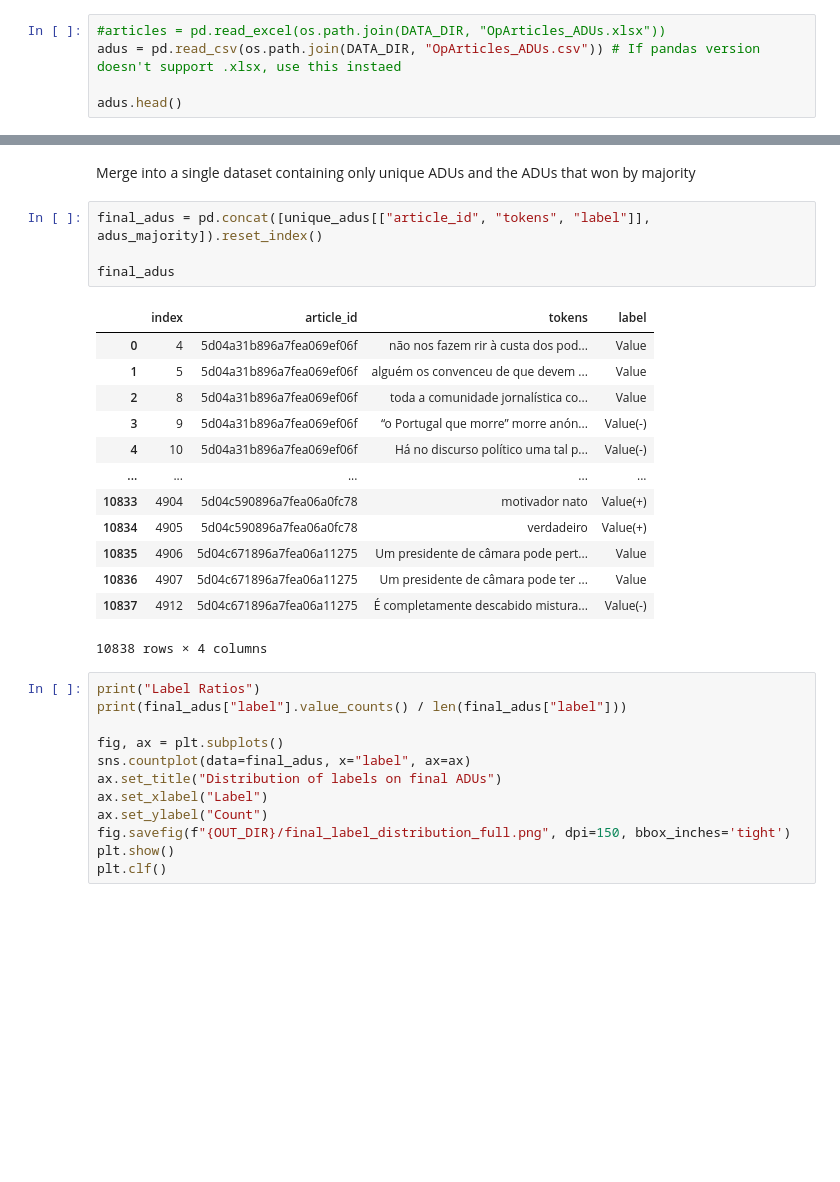
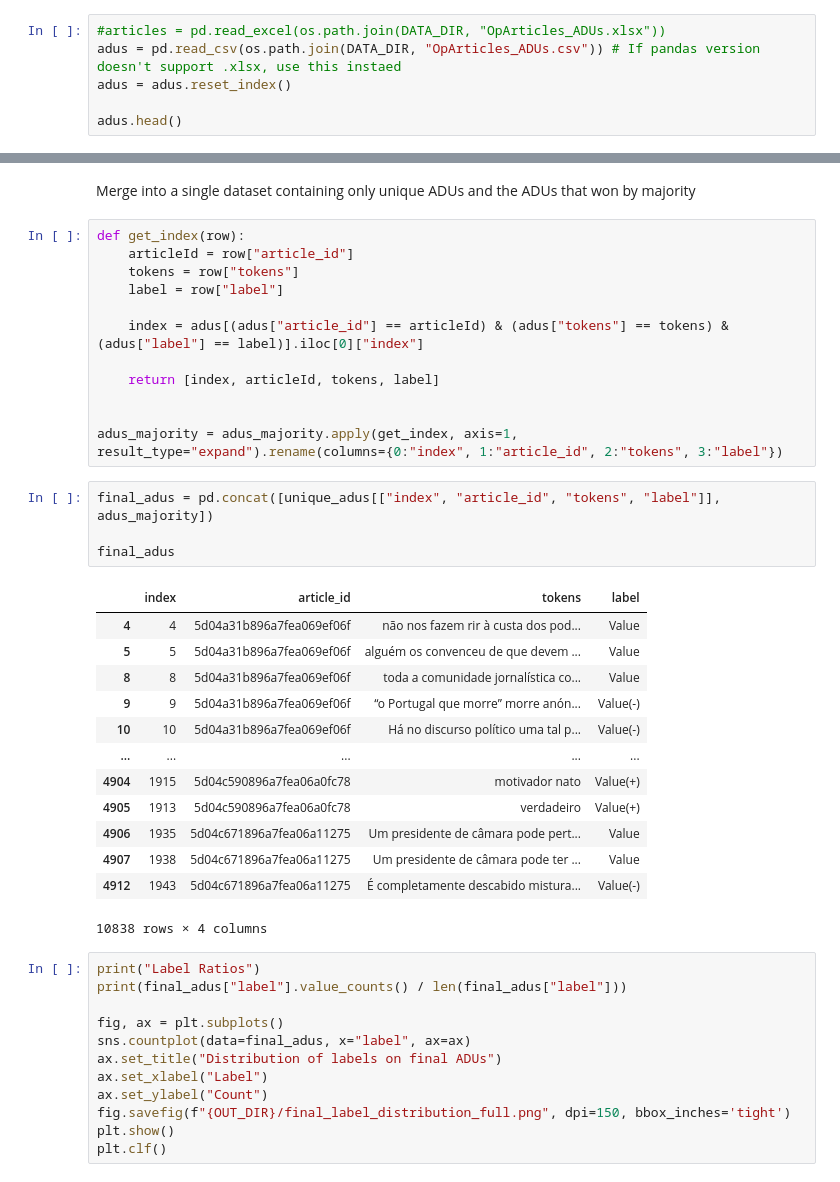
Before and after one commit to Telmooo/adu-classifier-dl, a Jupyter notebook: src/train_classification_model_2.ipynb, the cells around one changed output, grey strips where cells are left out. Drawn from its saved outputs; the diff is of its cells as text; blank space fills up the shorter version.

```diff
--- a/src/train_classification_model_2.ipynb
+++ b/src/train_classification_model_2.ipynb
@@ -43,6 +43,7 @@ def plot_training_history(train_history, val_history, model_name, phase_name, ou
 # %%
 #articles = pd.read_excel(os.path.join(DATA_DIR, "OpArticles_ADUs.xlsx"))
 adus = pd.read_csv(os.path.join(DATA_DIR, "OpArticles_ADUs.csv")) # If pandas version doesn't support .xlsx, use this instaed
+adus = adus.reset_index()
 
 adus.head()
 # %% [output]
@@ -236,23 +237,35 @@ Name: label, dtype: float64
 <Figure size 432x288 with 0 Axes>
 # %% [markdown]
 Merge into a single dataset containing only unique ADUs and the ADUs that won by majority
+# %%
+def get_index(row):
+    articleId = row["article_id"]
+    tokens = row["tokens"]
+    label = row["label"]
+
+    index = adus[(adus["article_id"] == articleId) & (adus["tokens"] == tokens) & (adus["label"] == label)].iloc[0]["index"]
+
+    return [index, articleId, tokens, label]
+
+
+adus_majority = adus_majority.apply(get_index, axis=1, result_type="expand").rename(columns={0:"index", 1:"article_id", 2:"tokens", 3:"label"})
 # %%
-final_adus = pd.concat([unique_adus[["article_id", "tokens", "label"]], adus_majority]).reset_index()
+final_adus = pd.concat([unique_adus[["index", "article_id", "tokens", "label"]], adus_majority])
 
 final_adus
 # %% [output]
 |  | index | article_id | tokens | label |
-| 0 | 4 | 5d04a31b896a7fea069ef06f | não nos fazem rir à custa dos pod... | Value |
-| 1 | 5 | 5d04a31b896a7fea069ef06f | alguém os convenceu de que devem ... | Value |
-| 2 | 8 | 5d04a31b896a7fea069ef06f | toda a comunidade jornalística co... | Value |
-| 3 | 9 | 5d04a31b896a7fea069ef06f | “o Portugal que morre” morre anón... | Value(-) |
-| 4 | 10 | 5d04a31b896a7fea069ef06f | Há no discurso político uma tal p... | Value(-) |
+| 4 | 4 | 5d04a31b896a7fea069ef06f | não nos fazem rir à custa dos pod... | Value |
+| 5 | 5 | 5d04a31b896a7fea069ef06f | alguém os convenceu de que devem ... | Value |
+| 8 | 8 | 5d04a31b896a7fea069ef06f | toda a comunidade jornalística co... | Value |
+| 9 | 9 | 5d04a31b896a7fea069ef06f | “o Portugal que morre” morre anón... | Value(-) |
+| 10 | 10 | 5d04a31b896a7fea069ef06f | Há no discurso político uma tal p... | Value(-) |
 | ... | ... | ... | ... | ... |
-| 10833 | 4904 | 5d04c590896a7fea06a0fc78 | motivador nato | Value(+) |
-| 10834 | 4905 | 5d04c590896a7fea06a0fc78 | verdadeiro | Value(+) |
-| 10835 | 4906 | 5d04c671896a7fea06a11275 | Um presidente de câmara pode pert... | Value |
-| 10836 | 4907 | 5d04c671896a7fea06a11275 | Um presidente de câmara pode ter ... | Value |
-| 10837 | 4912 | 5d04c671896a7fea06a11275 | É completamente descabido mistura... | Value(-) |
+| 4904 | 1915 | 5d04c590896a7fea06a0fc78 | motivador nato | Value(+) |
+| 4905 | 1913 | 5d04c590896a7fea06a0fc78 | verdadeiro | Value(+) |
+| 4906 | 1935 | 5d04c671896a7fea06a11275 | Um presidente de câmara pode pert... | Value |
+| 4907 | 1938 | 5d04c671896a7fea06a11275 | Um presidente de câmara pode ter ... | Value |
+| 4912 | 1943 | 5d04c671896a7fea06a11275 | É completamente descabido mistura... | Value(-) |
 10838 rows × 4 columns
 # %%
 print("Label Ratios")
```
Also changed, not shown: parts of 34 cells of this notebook, 1 other file.
